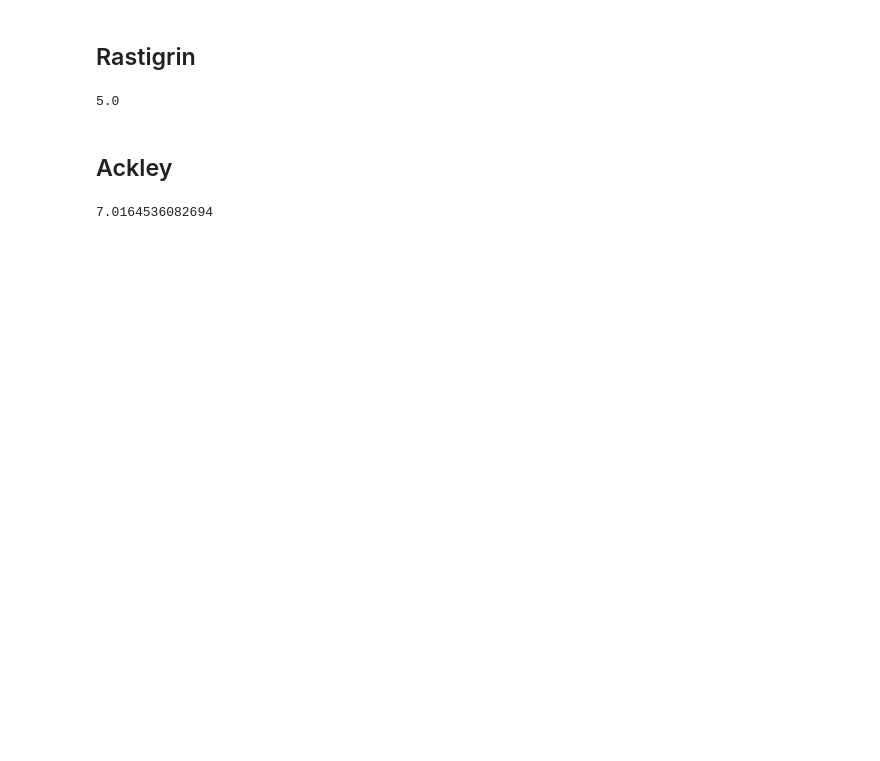
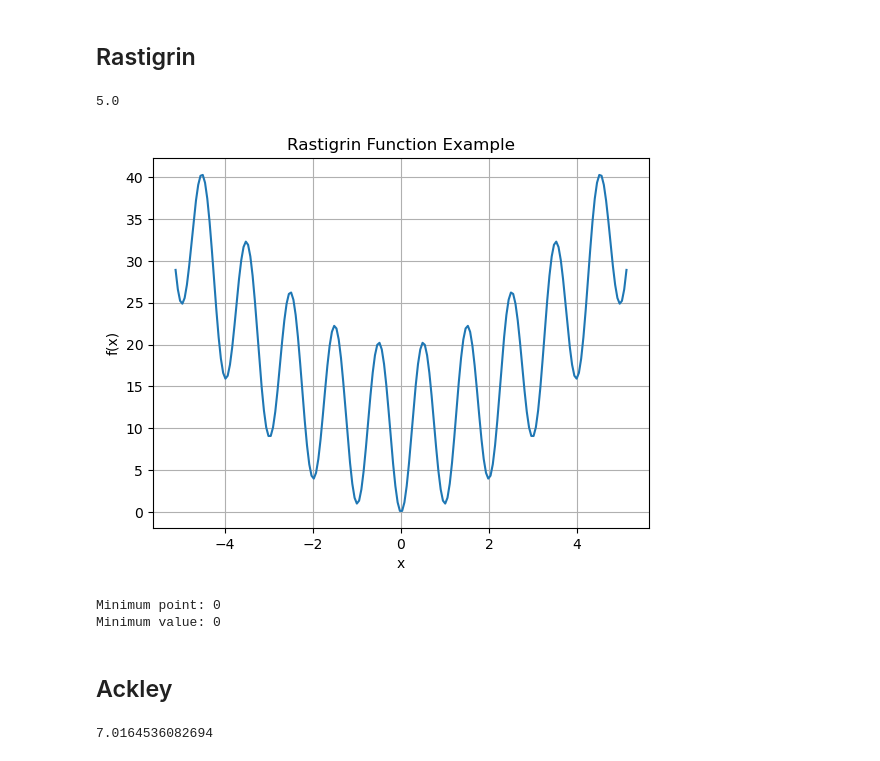
Before and after one commit to emibk/ACIT4160-1-Final_Project_Group_12, a Jupyter notebook: Problem-2: PSO/PSO.ipynb, the cells around one changed output. Drawn from its saved outputs; the diff is of its cells as text; code cells hidden in the pictures; blank space fills up the shorter version.

```diff
--- a/Problem-2: PSO/PSO.ipynb
+++ b/Problem-2: PSO/PSO.ipynb
@@ -38,6 +94,31 @@ def rastigrin(x):
 rastigrin([1,2])
 # %% [output]
 5.0
+# %%
+x = np.linspace(-5.12, 5.12, 200)
+y = np.array([rastigrin([xi]) for xi in x])
+
+
+plt.plot(x, y)
+plt.xlabel('x')
+plt.ylabel('f(x)')
+plt.title('Rastigrin Function Example')
+plt.grid(True)
+plt.show()
+
+x = sp.symbols('x')
+f = 10 + x**2 - 10*sp.cos(2*sp.pi*x)
+df = sp.diff(f, x)
+
+min_point = sp.nsolve(df, x, 0)
+min_value = f.subs(x, min_point)
+
+print("Minimum point:", min_point)
+print("Minimum value:", min_value)
+# %% [output]
+[figure, added]
+Minimum point: 0
+Minimum value: 0
 # %% [markdown]
 ## Ackley
 # %%
```
Also changed, not shown: parts of 35 cells of this notebook.
